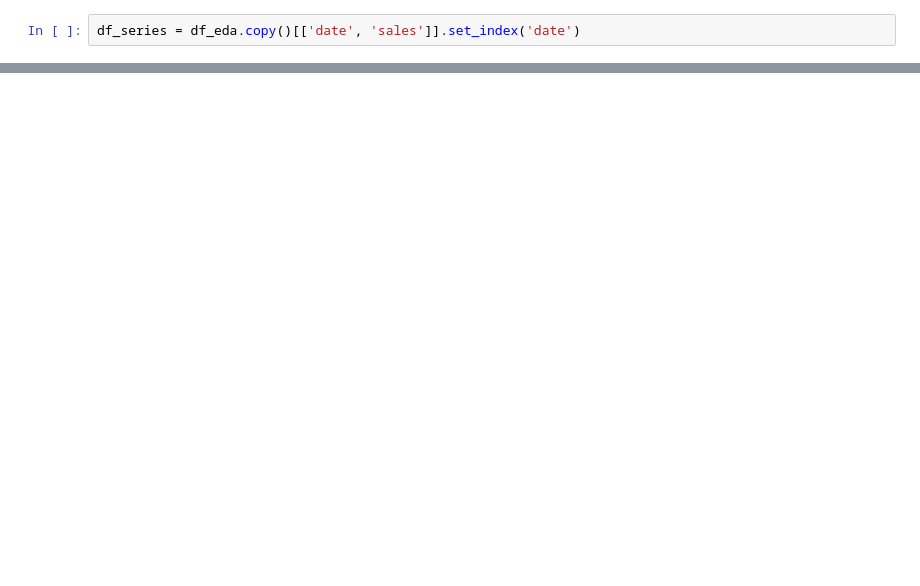
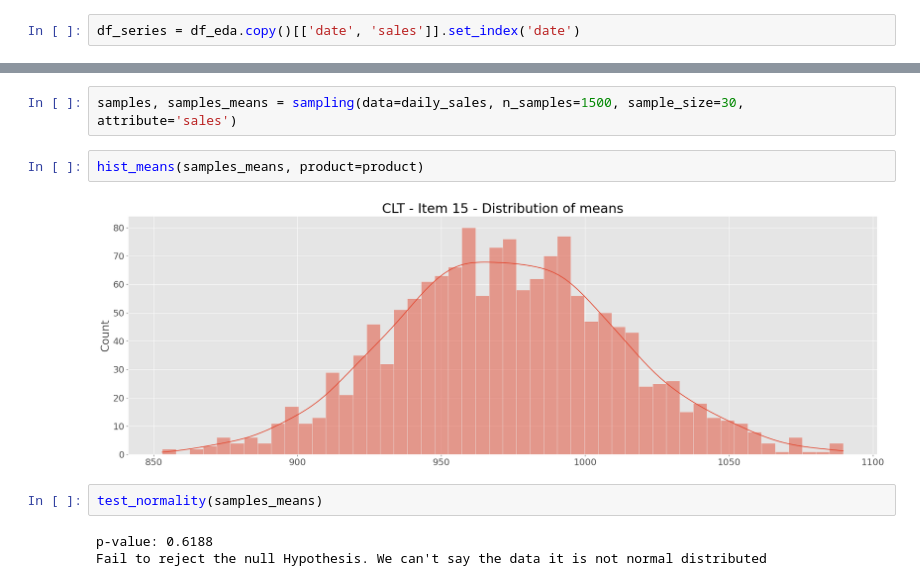
Before and after one commit to BrenoTeixeira/demand_analysis, a Jupyter notebook: notebooks/inventory_magement.ipynb, the cells around one changed output, grey strips where cells are left out. Drawn from its saved outputs; the diff is of its cells as text; blank space fills up the shorter version.

```diff
--- a/notebooks/inventory_magement.ipynb
+++ b/notebooks/inventory_magement.ipynb
@@ -307,0 +414,11 @@ sales_df['sales_perc'] = sales_df['acc_sales']/sales_df.sales.sum()
+# %%
+samples, samples_means = sampling(data=daily_sales, n_samples=1500, sample_size=30, attribute='sales')
+# %%
+hist_means(samples_means, product=product)
+# %% [output]
+[figure, added]
+# %%
+test_normality(samples_means)
+# %% [output]
+p-value: 0.6188
+Fail to reject the null Hypothesis. We can't say the data it is not normal distributed
```
Also changed, not shown: parts of 241 cells of this notebook.
